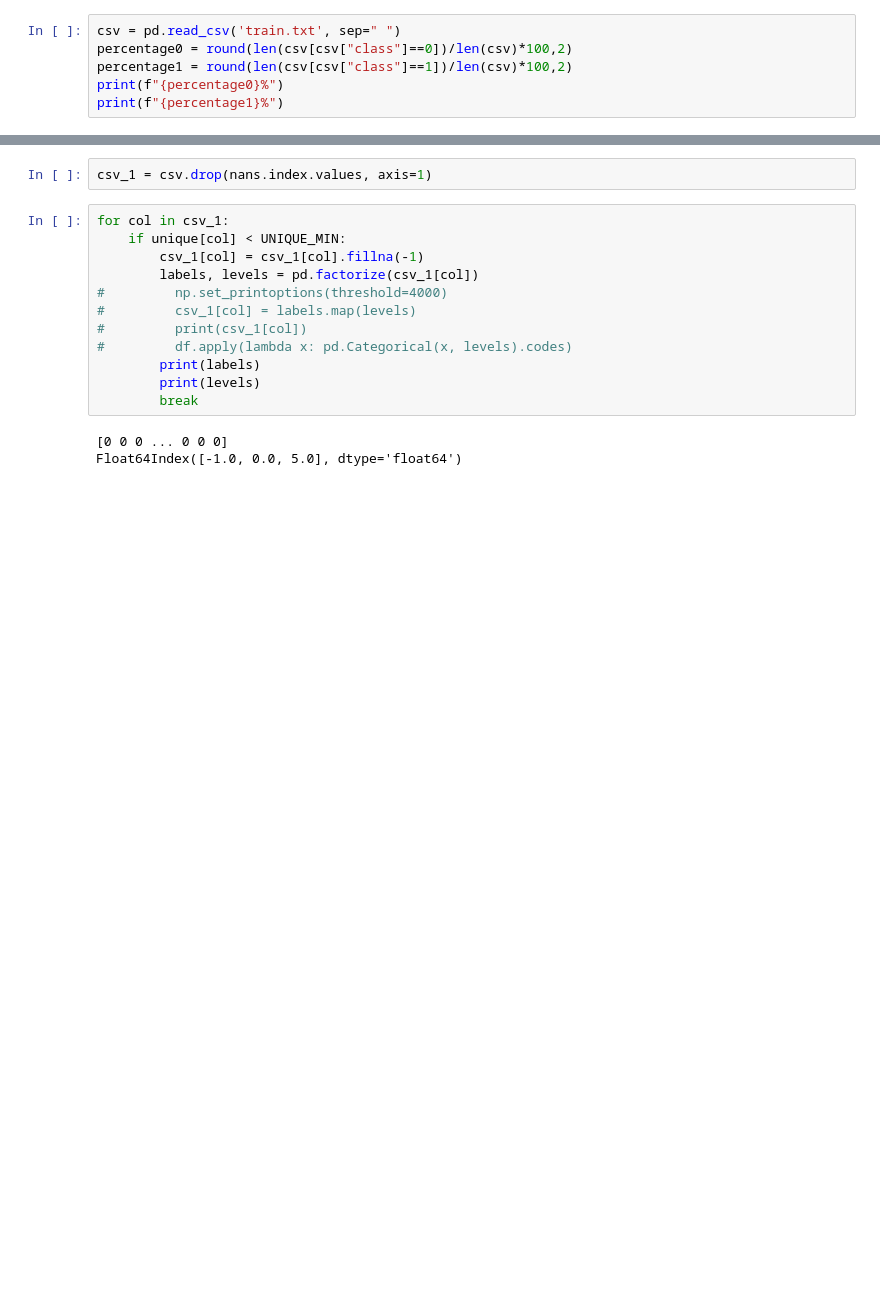
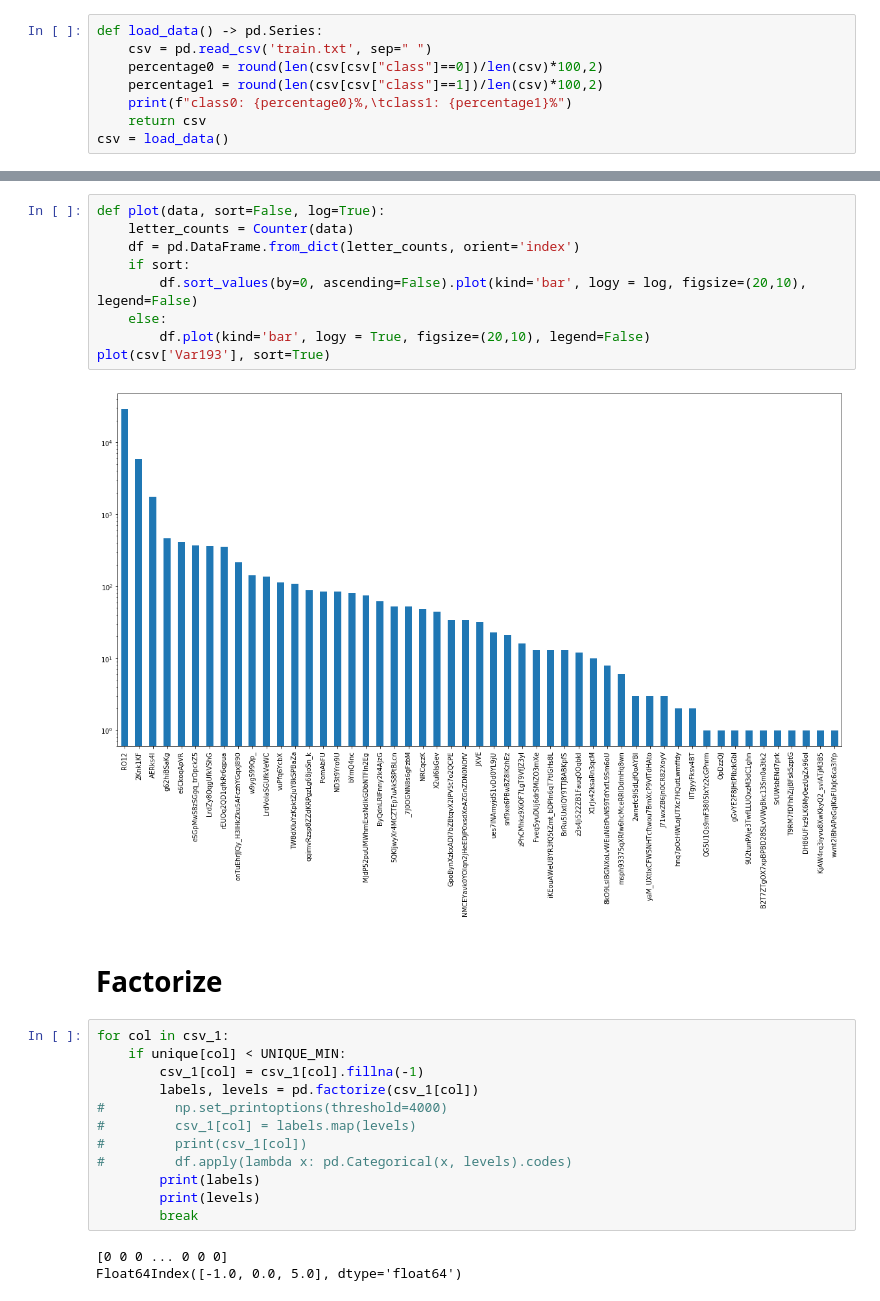
Before and after one commit to mateuszdorobek/Machine-Learning-Classification, a Jupyter notebook: data_extraction.ipynb, the cells around one changed output, grey strips where cells are left out. Cells and saved outputs as stored; diff of their text form; blank space fills up the shorter version.

Commit message:
Functional interface + visualization

```diff
--- a/data_extraction.ipynb
+++ b/data_extraction.ipynb
@@ -7,7 +14,9 @@ UNIQUE_MIN = 10
 # %%
-csv = pd.read_csv('train.txt', sep=" ")
-percentage0 = round(len(csv[csv["class"]==0])/len(csv)*100,2)
-percentage1 = round(len(csv[csv["class"]==1])/len(csv)*100,2)
-print(f"{percentage0}%")
-print(f"{percentage1}%")
+def load_data() -> pd.Series:
+    csv = pd.read_csv('train.txt', sep=" ")
+    percentage0 = round(len(csv[csv["class"]==0])/len(csv)*100,2)
+    percentage1 = round(len(csv[csv["class"]==1])/len(csv)*100,2)
+    print(f"class0: {percentage0}%,\tclass1: {percentage1}%")
+    return csv
+csv = load_data()
 # %% [output]
@@ -38,5 +82,16 @@ for col in list(csv):
-# %%
-csv_1 = csv.drop(nans.index.values, axis=1)
+# %%
+def plot(data, sort=False, log=True):
+    letter_counts = Counter(data)
+    df = pd.DataFrame.from_dict(letter_counts, orient='index')
+    if sort:
+        df.sort_values(by=0, ascending=False).plot(kind='bar', logy = log, figsize=(20,10), legend=False)
+    else:
+        df.plot(kind='bar', logy = True, figsize=(20,10), legend=False)
+plot(csv['Var193'], sort=True)
+# %% [output]
+[figure, added]
+# %% [markdown]
+# Factorize
 # %%
 for col in csv_1:
     if unique[col] < UNIQUE_MIN:
```
Also changed, not shown: parts of 14 cells of this notebook.
